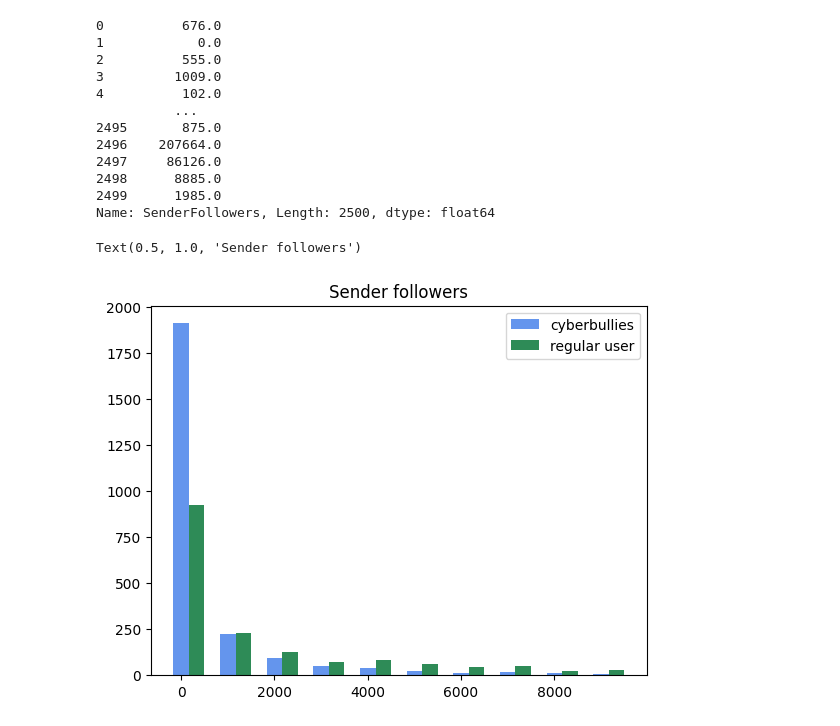
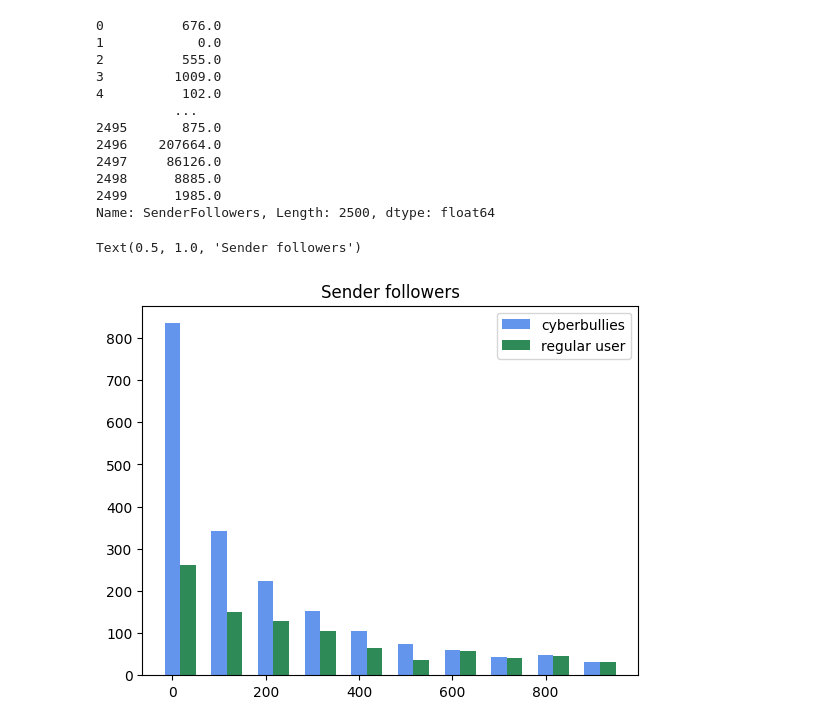
Before and after one commit to Dogmael/Iron-hack-project-W3-data-cleaning, a Jupyter notebook: main.ipynb, the cells around one changed output. Saved outputs shown, nothing was run; the diff lists cells and outputs as text; code cells hidden in the pictures.

```diff
--- a/main.ipynb
+++ b/main.ipynb
@@ -160,18 +164,18 @@ Name: SenderFollowers, Length: 2500, dtype: float64
 # %%
 %matplotlib inline
 
 fig, ax = plt.subplots()
 
-a_heights, a_bins = np.histogram(cyberbullies_acount_profil["SenderFollowers"], range=[0,10000])
-b_heights, b_bins = np.histogram(no_cyberbullies_acount_profil["SenderFollowers"], bins=a_bins, range=[0,10000])
+a_heights, a_bins = np.histogram(cyberbullies_acount_profil["SenderFollowers"], range=[0,1000])
+b_heights, b_bins = np.histogram(no_cyberbullies_acount_profil["SenderFollowers"], bins=a_bins, range=[0,1000])
 
 width = (a_bins[1] - a_bins[0])/3
 
 ax.bar(a_bins[:-1], a_heights, width=width, facecolor='cornflowerblue',label = "cyberbullies")
 ax.bar(b_bins[:-1]+width, b_heights, width=width, facecolor='seagreen',label = "regular user")
 
 ax.legend(loc='upper right')
 ax.set_title("Sender followers")
 # %% [output]
 Text(0.5, 1.0, 'Sender followers')
-[figure, old version]
+[figure, new version]
```
Also changed, not shown: parts of 3 cells of this notebook, 2 other files.
